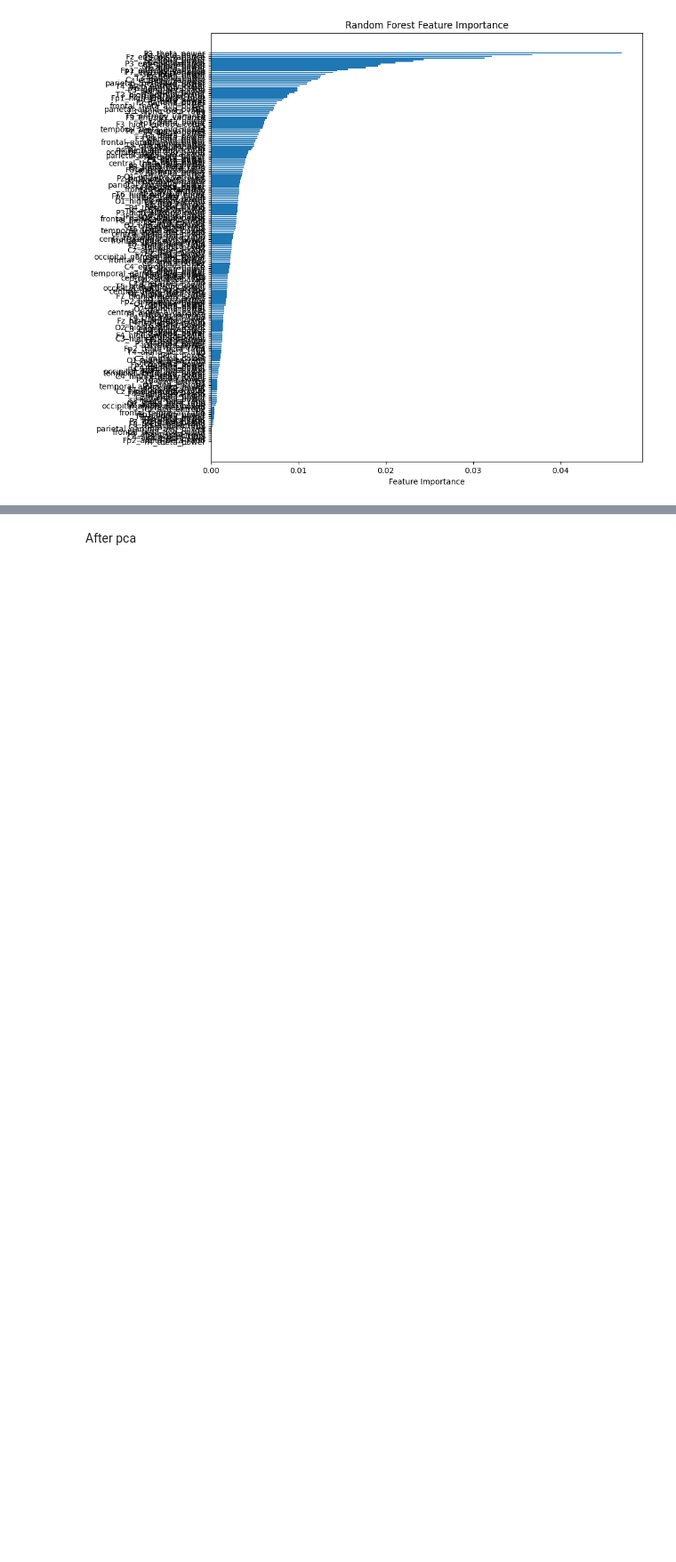
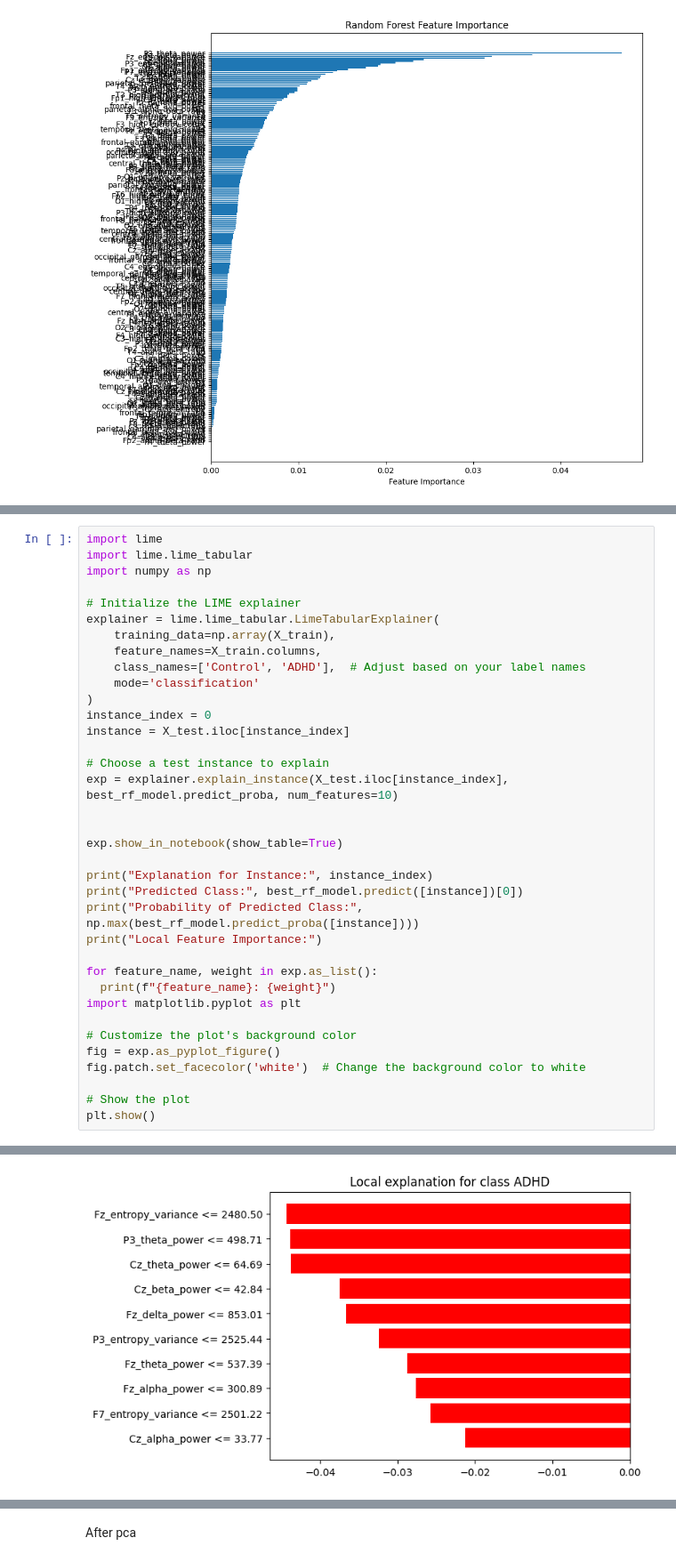
Before and after one commit to CHAITHANYANANDAN/CapstoneProject, a Jupyter notebook: RandomForest.ipynb, the cells around one changed output, grey strips where cells are left out. Shown at 89% size. Cells and saved outputs as stored; diff of their text form; blank space fills up the shorter version.

```diff
--- a/RandomForest.ipynb
+++ b/RandomForest.ipynb
@@ -185,0 +213,37 @@ plt.show()
+# %%
+import lime
+import lime.lime_tabular
+import numpy as np
+
+# Initialize the LIME explainer
+explainer = lime.lime_tabular.LimeTabularExplainer(
+    training_data=np.array(X_train),
+    feature_names=X_train.columns,
+    class_names=['Control', 'ADHD'],  # Adjust based on your label names
+    mode='classification'
+)
+instance_index = 0
+instance = X_test.iloc[instance_index]
+
+# Choose a test instance to explain
+exp = explainer.explain_instance(X_test.iloc[instance_index], best_rf_model.predict_proba, num_features=10)
+
+
+exp.show_in_notebook(show_table=True)
+
+print("Explanation for Instance:", instance_index)
+print("Predicted Class:", best_rf_model.predict([instance])[0])
+print("Probability of Predicted Class:", np.max(best_rf_model.predict_proba([instance])))
+print("Local Feature Importance:")
+
+for feature_name, weight in exp.as_list():
+  print(f"{feature_name}: {weight}")
+import matplotlib.pyplot as plt
+
+# Customize the plot's background color
+fig = exp.as_pyplot_figure()
+fig.patch.set_facecolor('white')  # Change the background color to white
+
+# Show the plot
+plt.show()
+# %% [output]
@@ -185,0 +265 @@ plt.show()
+[figure, added]
```
Also changed, not shown: parts of 3 cells of this notebook, 2 other files.
